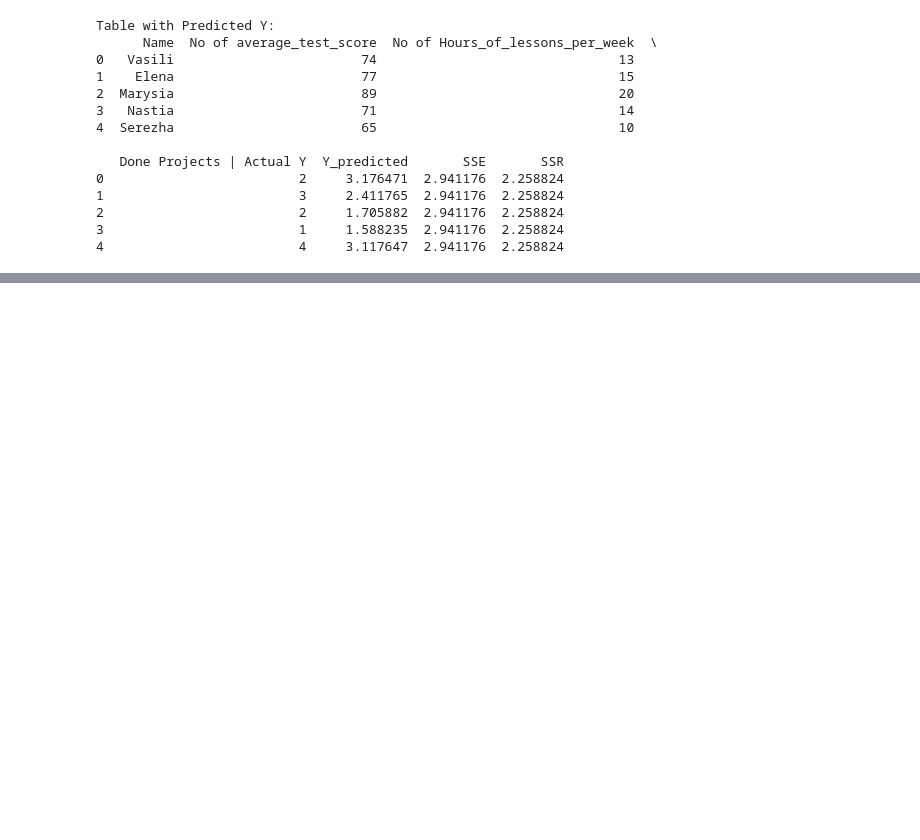
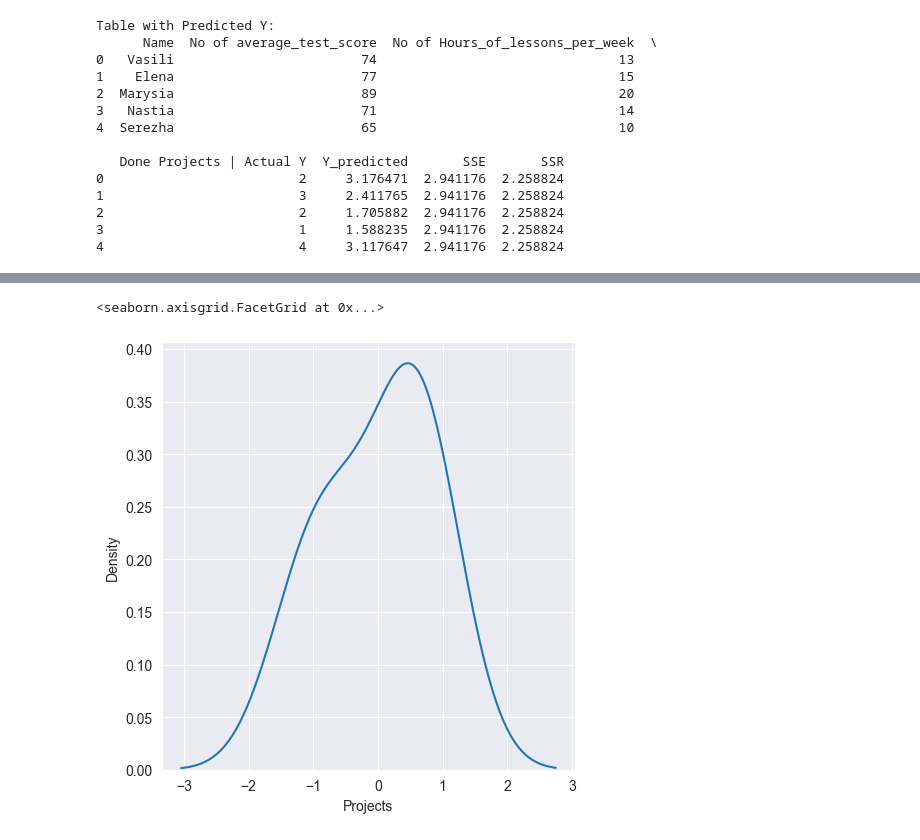
Before and after one commit to SerezhaK/web-regression-analysis-with-y-predictor, a Jupyter notebook: multiple-regression.ipynb, the cells around one changed output, grey strips where cells are left out. Drawn from its saved outputs; the diff is of its cells as text; code cells hidden in the pictures; blank space fills up the shorter version.

```diff
--- a/multiple-regression.ipynb
+++ b/multiple-regression.ipynb
@@ -99,0 +126,5 @@ plt.show()
+# %%
+predictions = model.predict(X)
+residuals = Y - predictions
+residuals_df = pd.DataFrame({'Actual': Y, 'Predicted': predictions, 'Residuals': residuals})
+residuals_df
@@ -99,0 +138,5 @@ plt.show()
+# %%
+sns.displot(residuals,kind='kde')
+# %% [output]
+<seaborn.axisgrid.FacetGrid at 0x...>
+[figure, added]
```
Also changed, not shown: parts of 6 cells of this notebook.
